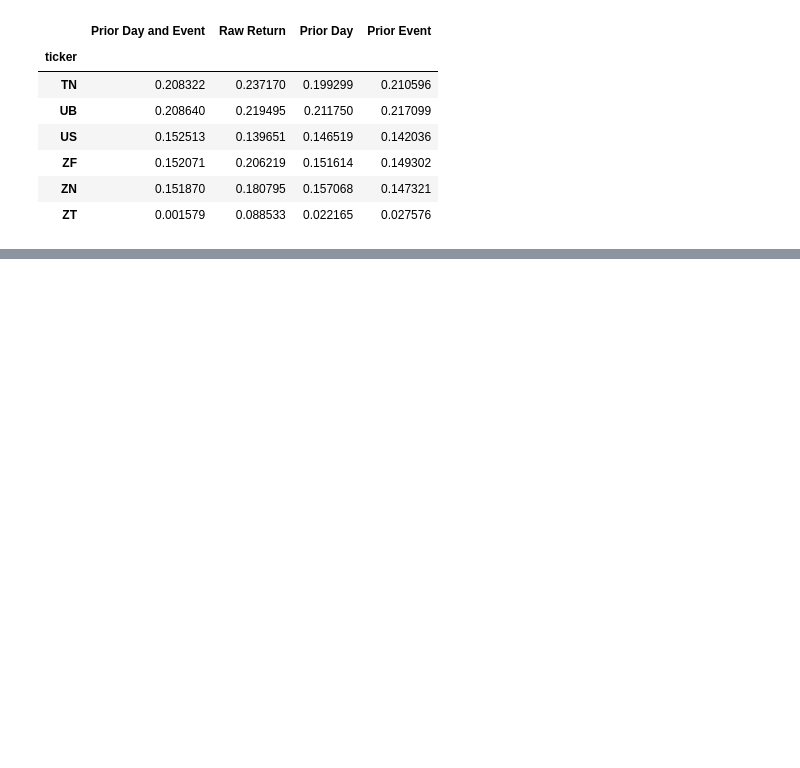
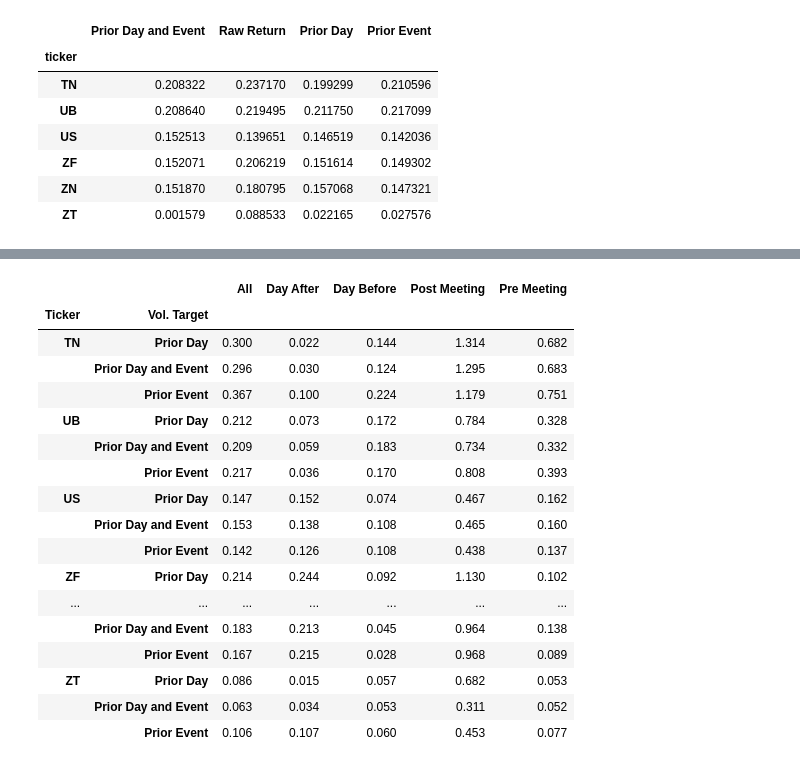
Before and after one commit to diegodalvarez/FOMCDrift, a Jupyter notebook: notebook/2GeneralizedBacktestApproach.ipynb, the cells around one changed output, grey strips where cells are left out. Cells and saved outputs as stored; diff of their text form; code cells hidden in the pictures; blank space fills up the shorter version.

```diff
--- a/notebook/2GeneralizedBacktestApproach.ipynb
+++ b/notebook/2GeneralizedBacktestApproach.ipynb
@@ -448,0 +487,44 @@ Now compare how different their sharpes are for each volatility estimation metho
+# %%
+df_zone_vol = (df_signal_rtn
+    [["ticker", "vol_type", "name", "signal_rtn"]]
+    .dropna()
+    .groupby(["ticker", "vol_type", "name"])
+    .agg(lambda x: x.mean() / x.std() * np.sqrt(390 * 8))
+    .reset_index())
+# %%
+df_all_sharpe = (df_signal_rtn
+    [["ticker", "vol_type", "signal_rtn"]]
+    .dropna()
+    .groupby(["ticker", "vol_type"])
+    .agg(lambda x: x.mean() / x.std() * np.sqrt(390 * 8))
+    .assign(name = "All")
+    .reset_index())
+# %%
+(pd
+    .concat([df_zone_vol, df_all_sharpe])
+    .rename(columns = {
+        "ticker"  : "Ticker",
+        "vol_type": "Vol. Target",
+        "name"    : ""})
+    .replace(replacer)
+    .pivot(index = ["Ticker", "Vol. Target"], columns = "", values = "signal_rtn")
+    .apply(lambda x: np.round(x,3)))
+# %% [output]
+|  |  | All | Day After | Day Before | Post Meeting | Pre Meeting |
+| Ticker | Vol. Target |  |  |  |  |  |
+| TN | Prior Day | 0.300 | 0.022 | 0.144 | 1.314 | 0.682 |
+|  | Prior Day and Event | 0.296 | 0.030 | 0.124 | 1.295 | 0.683 |
+|  | Prior Event | 0.367 | 0.100 | 0.224 | 1.179 | 0.751 |
+| UB | Prior Day | 0.212 | 0.073 | 0.172 | 0.784 | 0.328 |
+|  | Prior Day and Event | 0.209 | 0.059 | 0.183 | 0.734 | 0.332 |
+|  | Prior Event | 0.217 | 0.036 | 0.170 | 0.808 | 0.393 |
+| US | Prior Day | 0.147 | 0.152 | 0.074 | 0.467 | 0.162 |
+|  | Prior Day and Event | 0.153 | 0.138 | 0.108 | 0.465 | 0.160 |
+|  | Prior Event | 0.142 | 0.126 | 0.108 | 0.438 | 0.137 |
+| ZF | Prior Day | 0.214 | 0.244 | 0.092 | 1.130 | 0.102 |
+| ... | ... | ... | ... | ... | ... | ... |
+|  | Prior Day and Event | 0.183 | 0.213 | 0.045 | 0.964 | 0.138 |
+|  | Prior Event | 0.167 | 0.215 | 0.028 | 0.968 | 0.089 |
+| ZT | Prior Day | 0.086 | 0.015 | 0.057 | 0.682 | 0.053 |
+|  | Prior Day and Event | 0.063 | 0.034 | 0.053 | 0.311 | 0.052 |
+|  | Prior Event | 0.106 | 0.107 | 0.060 | 0.453 | 0.077 |
```
Also changed, not shown: parts of 8 cells of this notebook.
